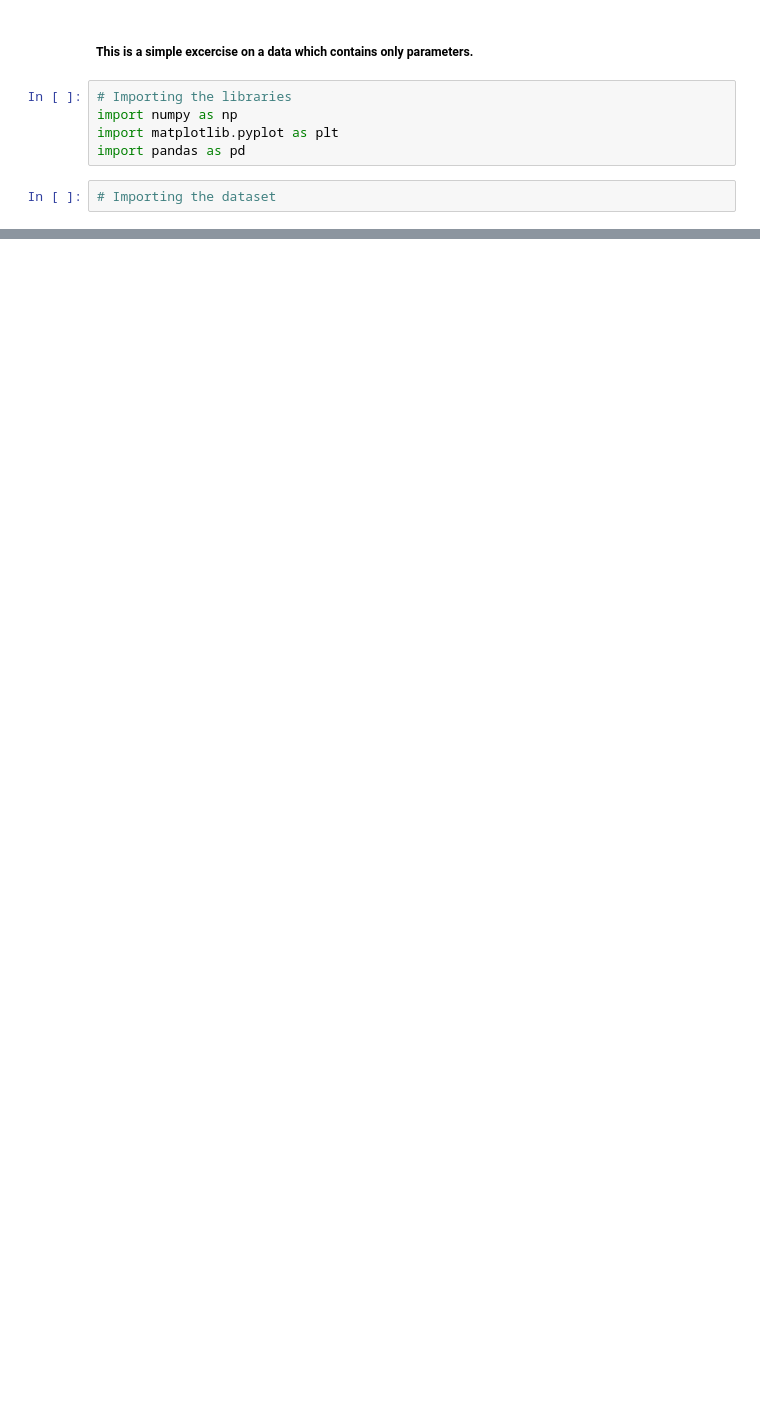
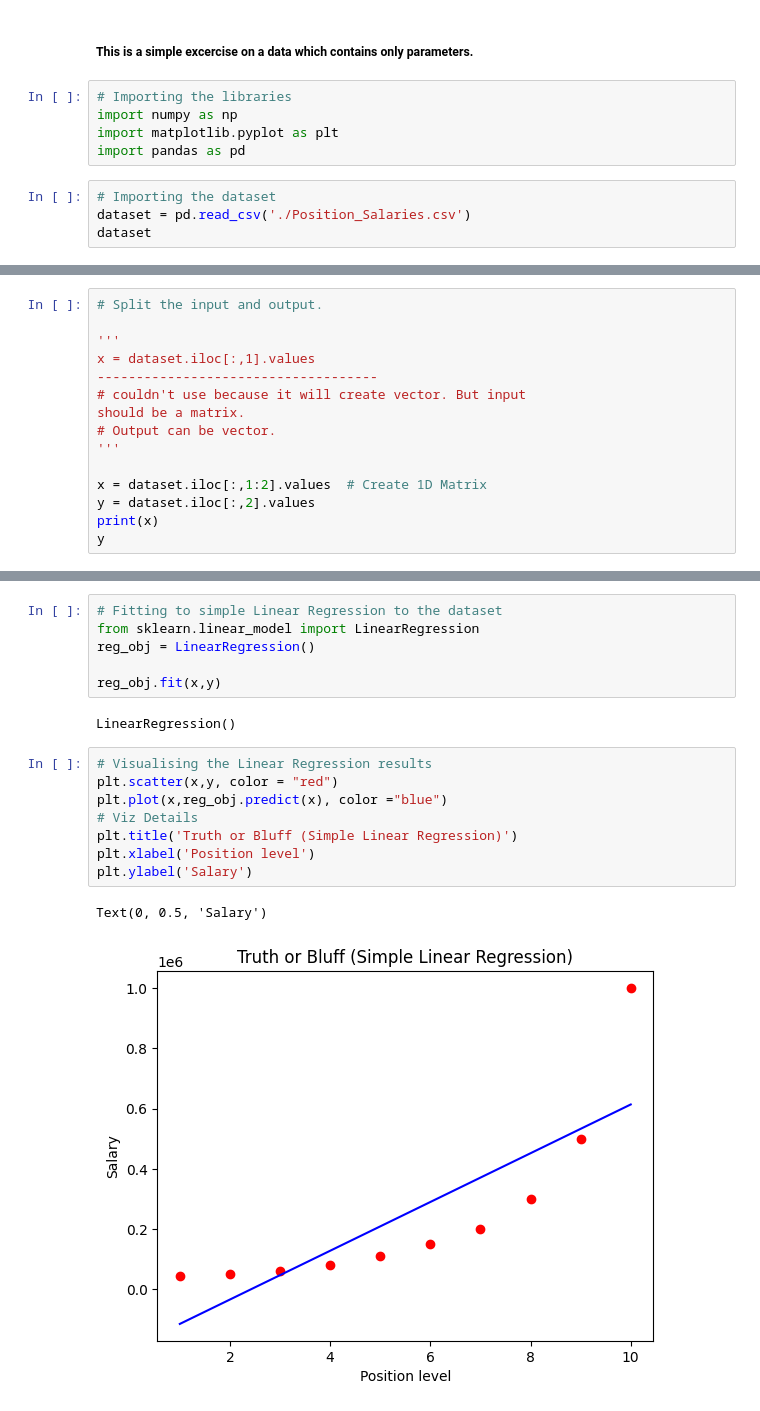
Before and after one commit to Manash-git/ML-Learn, a Jupyter notebook: polynomial_regr/ploynomial_regression.ipynb, the cells around one changed output, grey strips where cells are left out. Drawn from its saved outputs; the diff is of its cells as text; blank space fills up the shorter version.

Commit message:
Model Train Done but 2D arrays and Viz issues

```diff
--- a/polynomial_regr/ploynomial_regression.ipynb
+++ b/polynomial_regr/ploynomial_regression.ipynb
@@ -7,3 +7,5 @@ import matplotlib.pyplot as plt
 import pandas as pd
 # %%
 # Importing the dataset
+dataset = pd.read_csv('./Position_Salaries.csv')
+dataset
@@ -9,0 +28,15 @@ import pandas as pd
+# %%
+# Split the input and output.
+
+'''
+x = dataset.iloc[:,1].values
+------------------------------------
+# couldn't use because it will create vector. But input
+should be a matrix.
+# Output can be vector.
+'''
+
+x = dataset.iloc[:,1:2].values  # Create 1D Matrix
+y = dataset.iloc[:,2].values
+print(x)
+y
@@ -9,0 +56,19 @@ import pandas as pd
+# %%
+# Fitting to simple Linear Regression to the dataset
+from sklearn.linear_model import LinearRegression
+reg_obj = LinearRegression()
+
+reg_obj.fit(x,y)
+# %% [output]
+LinearRegression()
+# %%
+# Visualising the Linear Regression results
+plt.scatter(x,y, color = "red")
+plt.plot(x,reg_obj.predict(x), color ="blue")
+# Viz Details
+plt.title('Truth or Bluff (Simple Linear Regression)')
+plt.xlabel('Position level')
+plt.ylabel('Salary')
+# %% [output]
+Text(0, 0.5, 'Salary')
+[figure, added]
```
Also changed, not shown: parts of 14 cells of this notebook.
